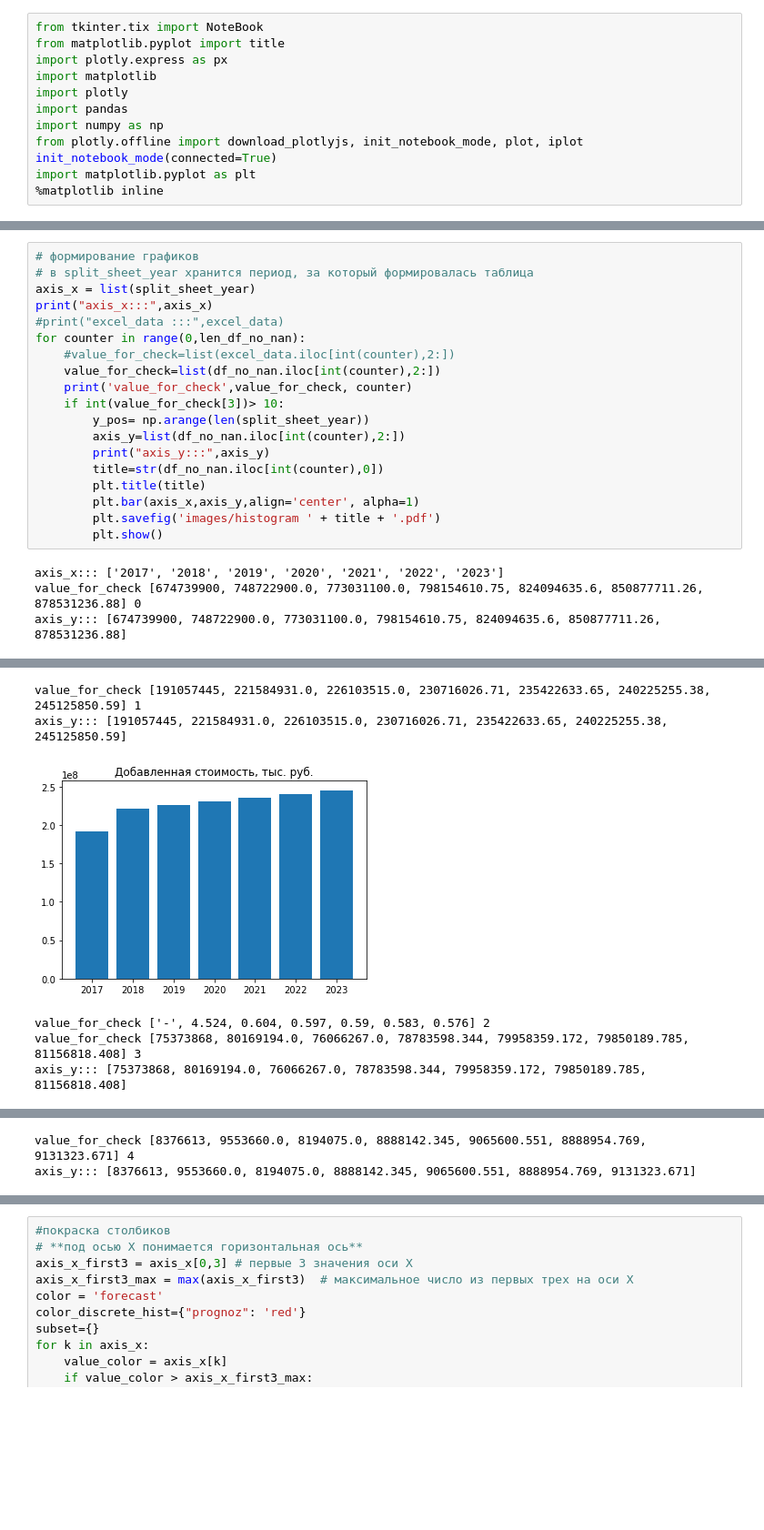
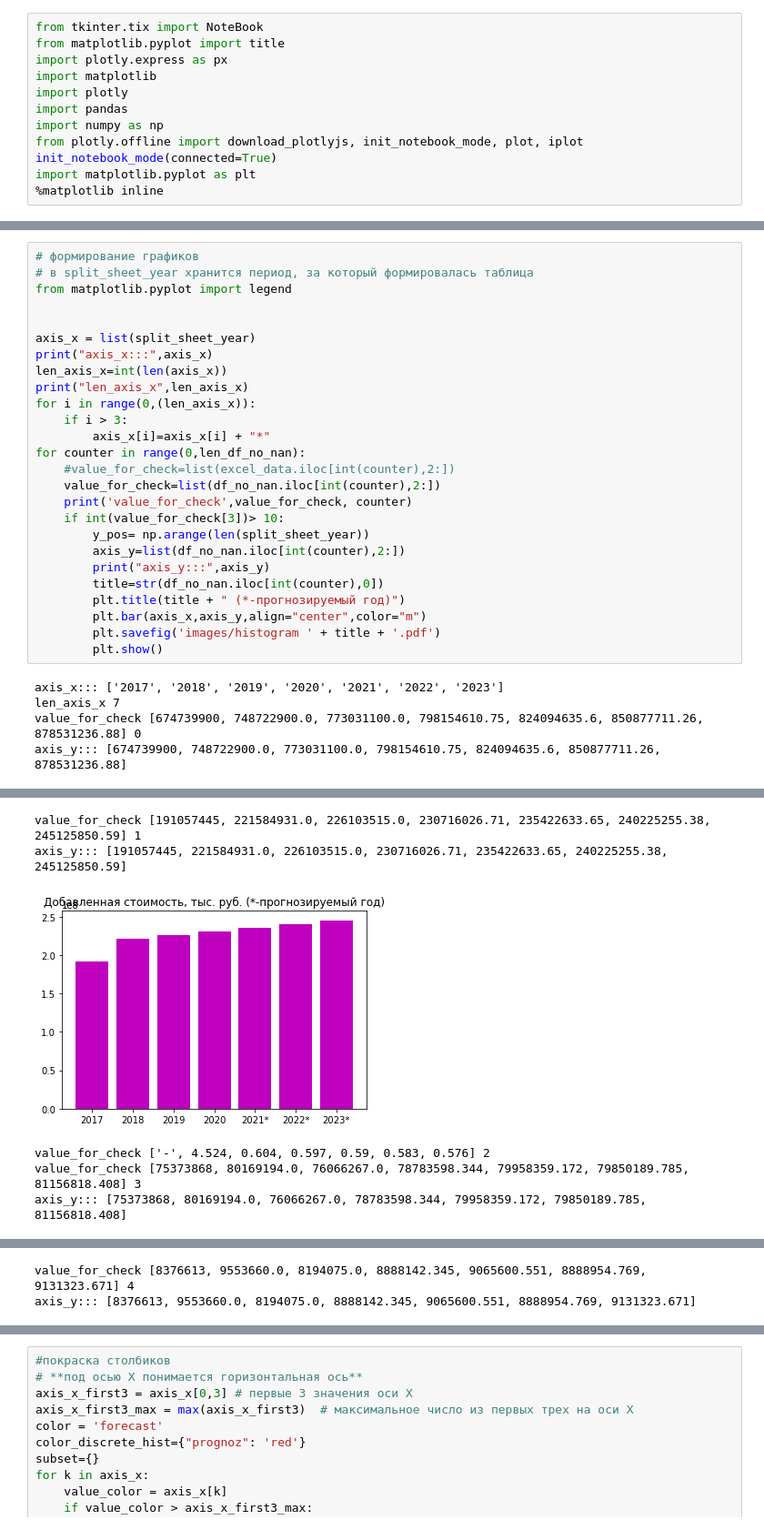
Before and after one commit to Gemnen/histograms, a Jupyter notebook: draw-histogram.ipynb, the cells around one changed output, grey strips where cells are left out. Shown at 91% size. Drawn from its saved outputs; the diff is of its cells as text; blank space fills up the shorter version.

```diff
--- a/draw-histogram.ipynb
+++ b/draw-histogram.ipynb
@@ -70,9 +51,16 @@ Content from excel file:
 # %%
 # формирование графиков
 # в split_sheet_year хранится период, за который формировалась таблица
+from matplotlib.pyplot import legend
+
+
 axis_x = list(split_sheet_year)
 print("axis_x:::",axis_x)
-#print("excel_data :::",excel_data)
+len_axis_x=int(len(axis_x))
+print("len_axis_x",len_axis_x)
+for i in range(0,(len_axis_x)):
+    if i > 3:
+        axis_x[i]=axis_x[i] + "*"
 for counter in range(0,len_df_no_nan):
     #value_for_check=list(excel_data.iloc[int(counter),2:])
     value_for_check=list(df_no_nan.iloc[int(counter),2:])
@@ -82,11 +70,12 @@ for counter in range(0,len_df_no_nan):
         axis_y=list(df_no_nan.iloc[int(counter),2:])
         print("axis_y:::",axis_y)
         title=str(df_no_nan.iloc[int(counter),0])
-        plt.title(title)
-        plt.bar(axis_x,axis_y,align='center', alpha=1)
+        plt.title(title + " (*-прогнозируемый год)")
+        plt.bar(axis_x,axis_y,align="center",color="m")
         plt.savefig('images/histogram ' + title + '.pdf')
         plt.show()
 # %% [output]
 axis_x::: ['2017', '2018', '2019', '2020', '2021', '2022', '2023']
+len_axis_x 7
 value_for_check [674739900, 748722900.0, 773031100.0, 798154610.75, 824094635.6, 850877711.26, 878531236.88] 0
 axis_y::: [674739900, 748722900.0, 773031100.0, 798154610.75, 824094635.6, 850877711.26, 878531236.88]
@@ -94,6 +83,6 @@ axis_y::: [674739900, 748722900.0, 773031100.0, 798154610.75, 824094635.6, 85087
 value_for_check [191057445, 221584931.0, 226103515.0, 230716026.71, 235422633.65, 240225255.38, 245125850.59] 1
 axis_y::: [191057445, 221584931.0, 226103515.0, 230716026.71, 235422633.65, 240225255.38, 245125850.59]
-[figure, old version]
+[figure, new version]
 value_for_check ['-', 4.524, 0.604, 0.597, 0.59, 0.583, 0.576] 2
 value_for_check [75373868, 80169194.0, 76066267.0, 78783598.344, 79958359.172, 79850189.785, 81156818.408] 3
 axis_y::: [75373868, 80169194.0, 76066267.0, 78783598.344, 79958359.172, 79850189.785, 81156818.408]
```
Also changed, not shown: parts of 4 cells of this notebook, 1 other file.
